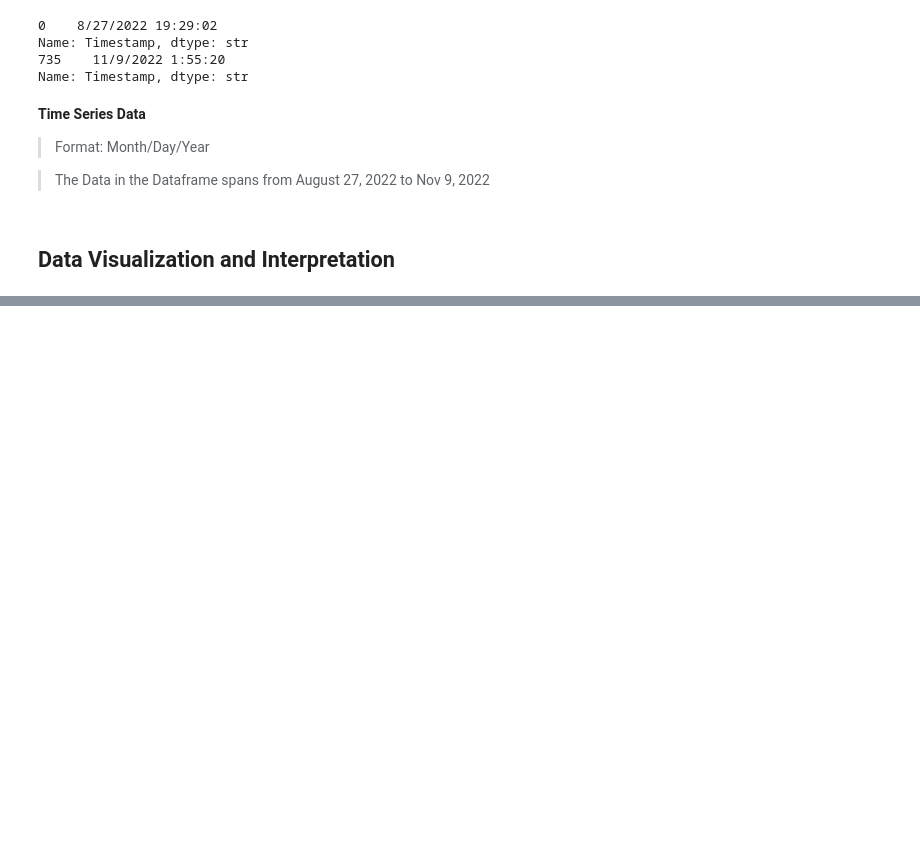
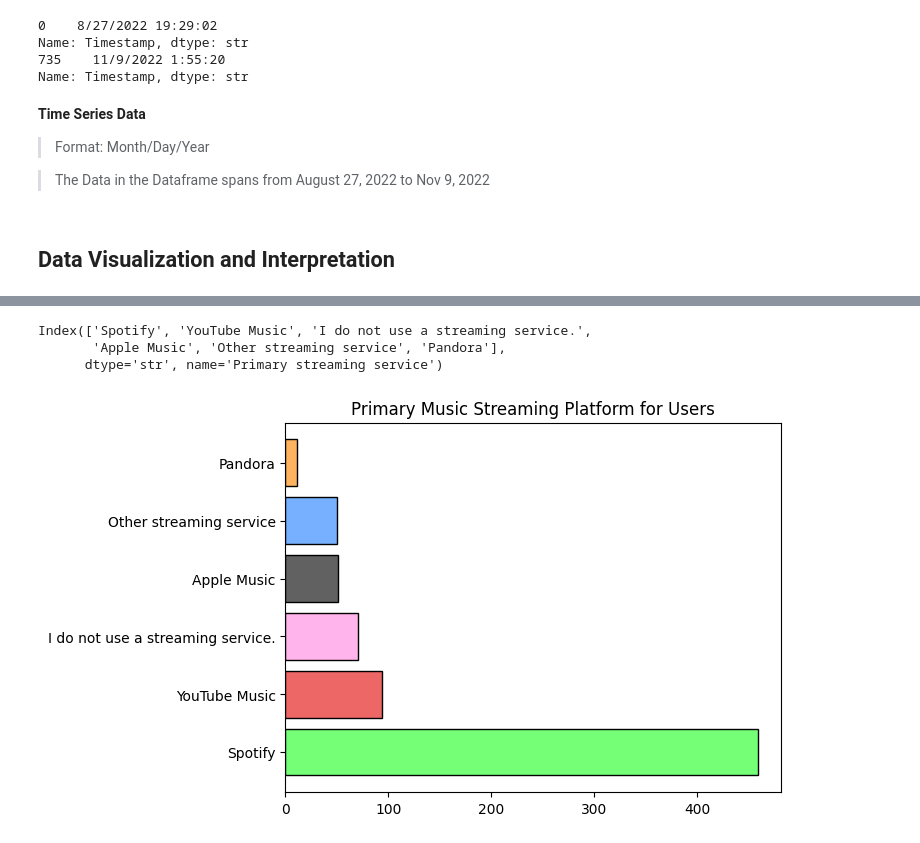
Before and after one commit to ShrDar/Music-and-Mental-Health, a Jupyter notebook: notebooks/mmh_eda.ipynb, the cells around one changed output, grey strips where cells are left out. Cells and saved outputs as stored; diff of their text form; code cells hidden in the pictures; blank space fills up the shorter version.

```diff
--- a/notebooks/mmh_eda.ipynb
+++ b/notebooks/mmh_eda.ipynb
@@ -476,0 +575,3 @@ Name: Timestamp, dtype: str
+# %%
+bar_points = df['Primary streaming service'].value_counts()
+bar_points
@@ -476,0 +587,16 @@ Name: Timestamp, dtype: str
+# %%
+bar_points.index
+# %% [output]
+Index(['Spotify', 'YouTube Music', 'I do not use a streaming service.',
+       'Apple Music', 'Other streaming service', 'Pandora'],
+      dtype='str', name='Primary streaming service')
+# %%
+colors=["#74FF77", "#ED6767", "#FFB4EB", "#616161", "#77B0FFFF", "#ffb25f"]
+
+plt.barh(bar_points.index, bar_points, color = colors, edgecolor = "#000000")
+
+plt.title("Primary Music Streaming Platform for Users")
+
+plt.show()
+# %% [output]
+[figure, added]
```
Also changed, not shown: parts of 39 cells of this notebook.
